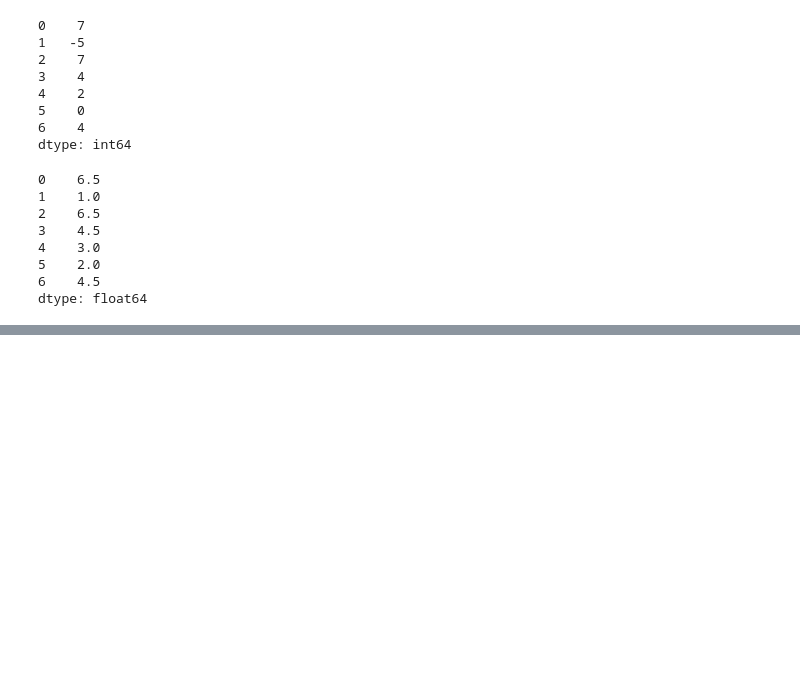
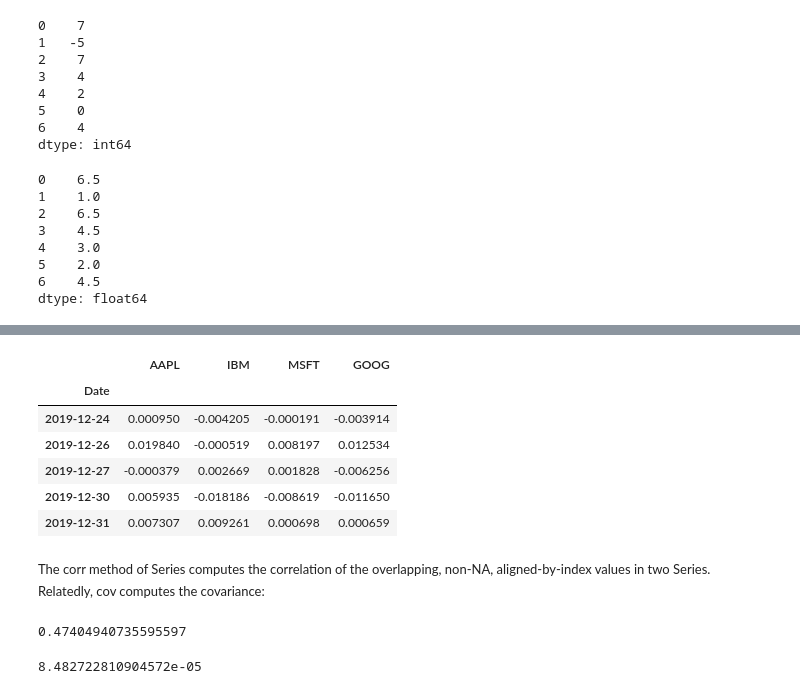
Before and after one commit to AmanSg098/ML-Projects, a Jupyter notebook: Pandaspract.ipynb, the cells around one changed output, grey strips where cells are left out. Saved outputs shown, nothing was run; the diff lists cells and outputs as text; code cells hidden in the pictures; blank space fills up the shorter version.

```diff
--- a/Pandaspract.ipynb
+++ b/Pandaspract.ipynb
@@ -870,0 +1052,22 @@ dtype: float64
+# %%
+returns = price.pct_change()
+returns.tail()
+# %% [output]
+|  | AAPL | IBM | MSFT | GOOG |
+| Date |  |  |  |  |
+| 2019-12-24 | 0.000950 | -0.004205 | -0.000191 | -0.003914 |
+| 2019-12-26 | 0.019840 | -0.000519 | 0.008197 | 0.012534 |
+| 2019-12-27 | -0.000379 | 0.002669 | 0.001828 | -0.006256 |
+| 2019-12-30 | 0.005935 | -0.018186 | -0.008619 | -0.011650 |
+| 2019-12-31 | 0.007307 | 0.009261 | 0.000698 | 0.000659 |
+# %% [markdown]
+<font size=2>The corr method of Series computes the correlation of the overlapping, non-NA,
+aligned-by-index values in two Series. Relatedly, cov computes the covariance:</font>
+# %%
+returns.MSFT.corr(returns.IBM)
+# %% [output]
+0.47404940735595597
+# %%
+returns.MSFT.cov(returns.IBM)
+# %% [output]
+8.482722810904572e-05
```
Also changed, not shown: parts of 26 cells of this notebook.
